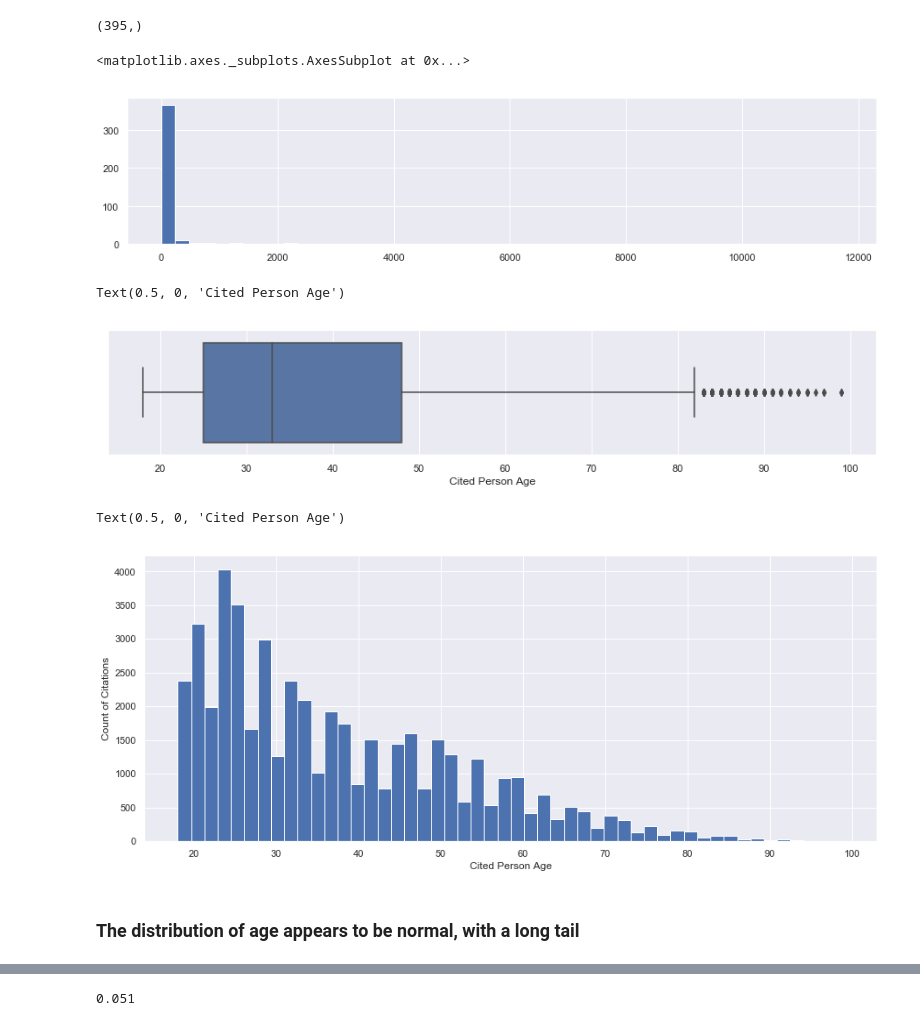
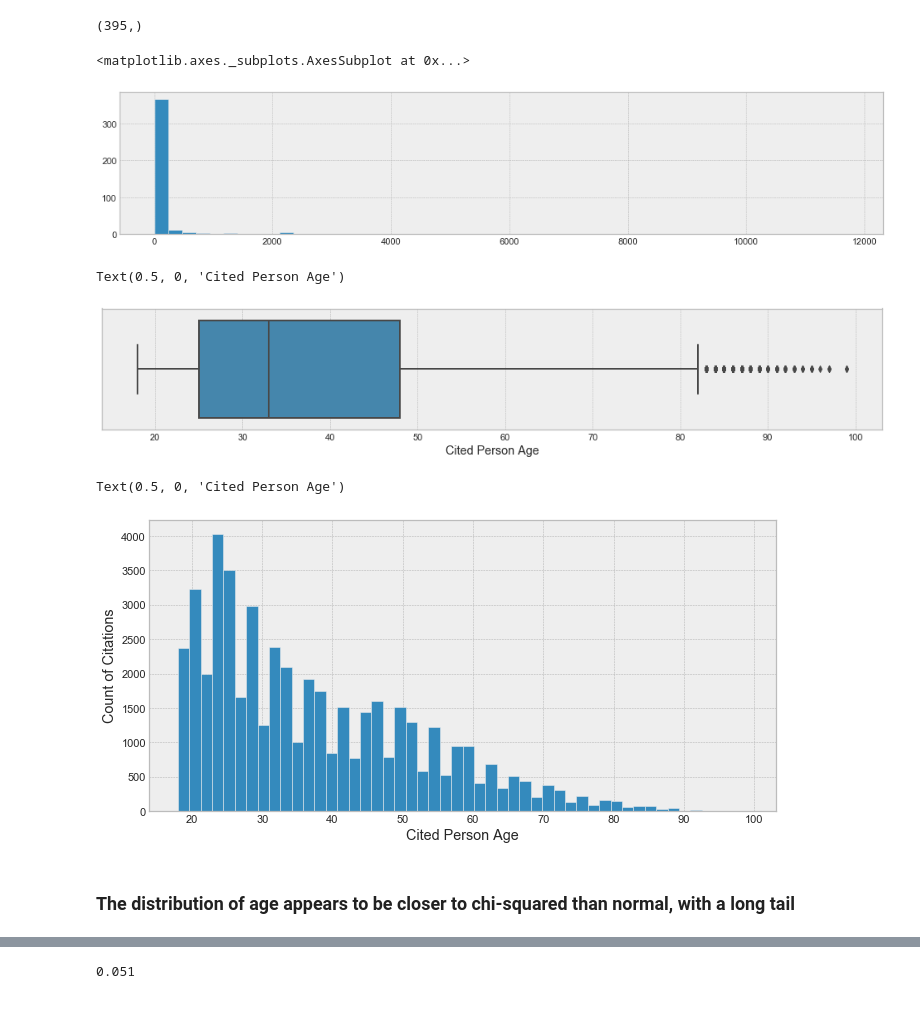
Before and after one commit to mrkjhsn/Thinkful-Exercises, a Jupyter notebook: capstone_1/Influence of Seasonal Visitors on City of Scottsdale Citations.ipynb, the cells around one changed output, grey strips where cells are left out. Drawn from its saved outputs; the diff is of its cells as text; code cells hidden in the pictures.

```diff
--- a/capstone_1/Influence of Seasonal Visitors on City of Scottsdale Citations.ipynb
+++ b/capstone_1/Influence of Seasonal Visitors on City of Scottsdale Citations.ipynb
@@ -115,11 +115,12 @@ citations.charge_description.value_counts().shape
 # %%
 # examine a histogram of the counts of citations associated with each citation type
 # there are a huge number of citations that are only used a few times each year
 plt.figure(figsize=(15,3))
+plt.style.use('bmh')
 citations.charge_description.value_counts().hist(bins=50)
 # %% [output]
 <matplotlib.axes._subplots.AxesSubplot at 0x...>
-[figure, old version]
+[figure, new version]
 # %%
 # box plot showing the age distribution of people who receive a citation
 plt.figure(figsize=(15,2.5))
@@ -127,17 +128,18 @@ sns.boxplot(x=citations.cited_person_age)
 plt.xlabel('Cited Person Age')
 # %% [output]
 Text(0.5, 0, 'Cited Person Age')
-[figure, old version]
+[figure, new version]
 # %%
 # examine a histogram of the ages of people who received citations
+plt.figure(figsize=(10,5))
 citations.cited_person_age.hist(bins=50)
 plt.ylabel('Count of Citations')
 plt.xlabel('Cited Person Age')
 # %% [output]
 Text(0.5, 0, 'Cited Person Age')
-[figure, old version]
+[figure, new version]
 # %% [markdown]
-### The distribution of age appears to be normal, with a long tail
+### The distribution of age appears to be closer to chi-squared than normal, with a long tail
 # %%
 # since I will be averaging age for my analysis
 # I want to make sure the citations I am analyzing have a reasonable number of
```
Also changed, not shown: parts of 27 cells of this notebook.
